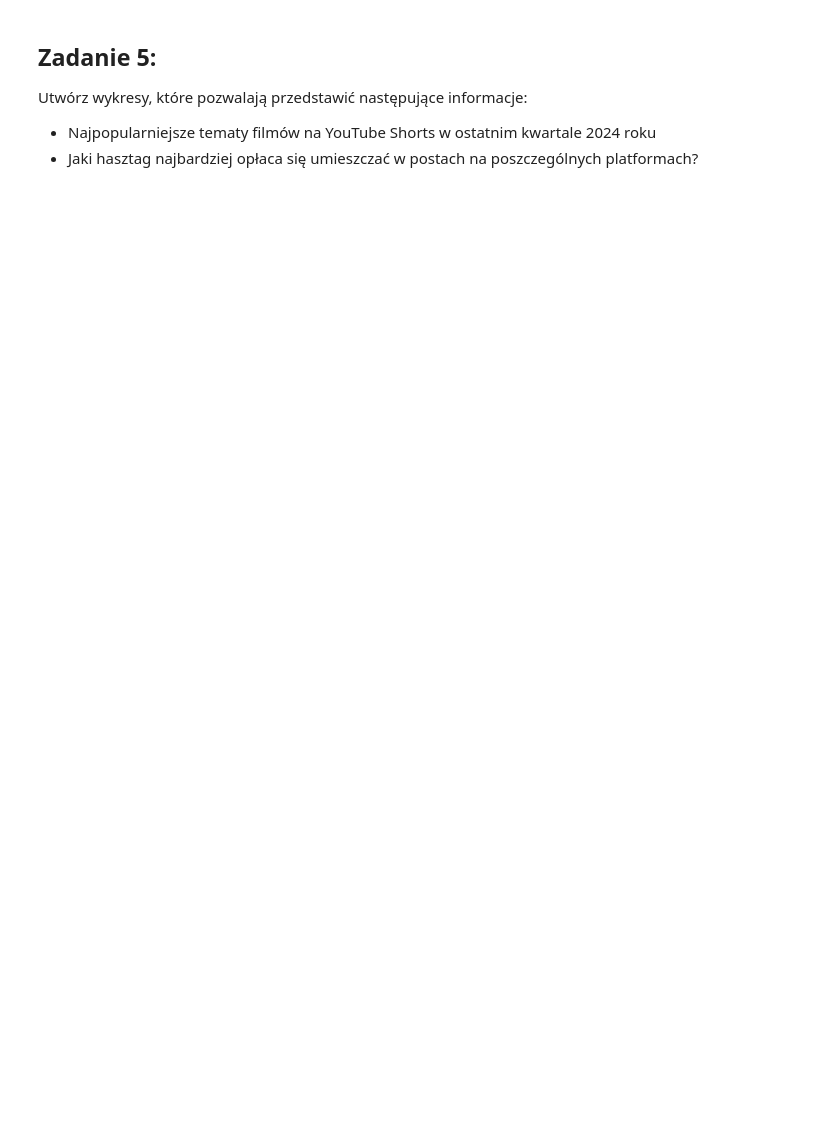
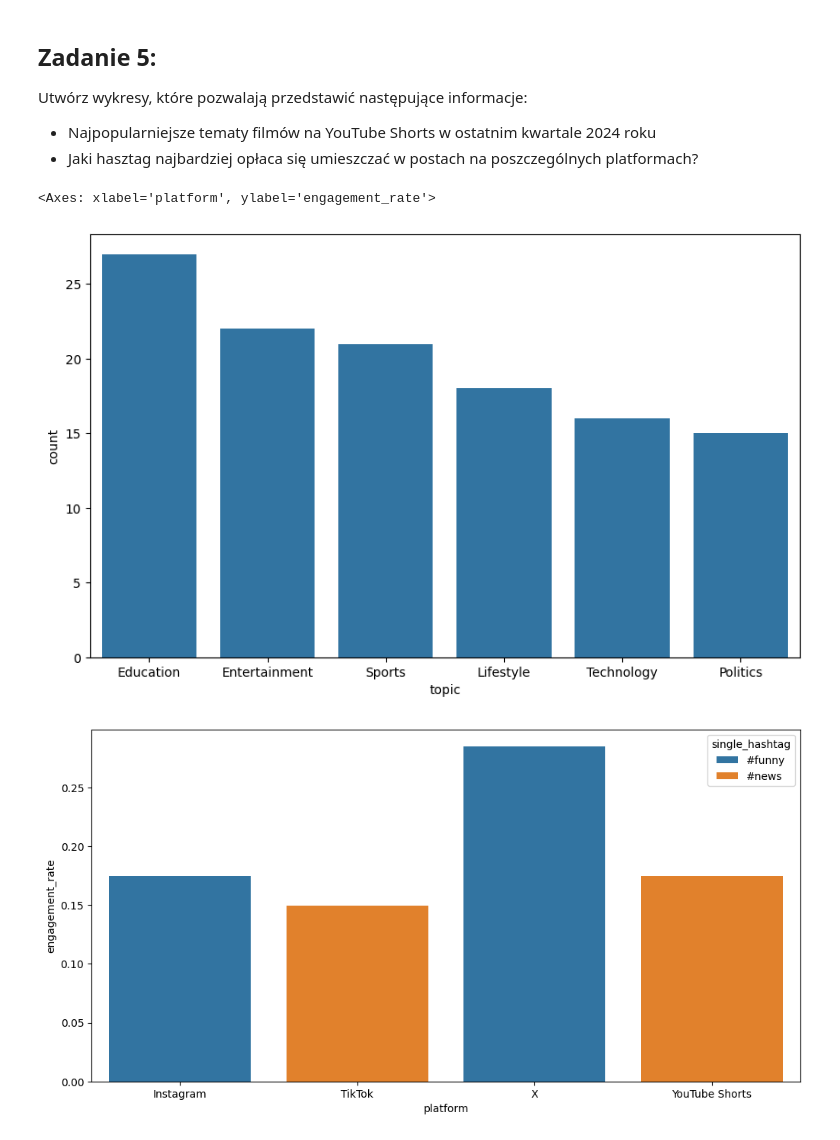
Before and after one commit to Zajecia-na-PWr-LR/lista-1-szyjac7457, a Jupyter notebook: UczenieMaszynowe_25_26_Lista1.ipynb, the cells around one changed output. Cells and saved outputs as stored; diff of their text form; code cells hidden in the pictures; blank space fills up the shorter version.

```diff
--- a/UczenieMaszynowe_25_26_Lista1.ipynb
+++ b/UczenieMaszynowe_25_26_Lista1.ipynb
@@ -132,3 +178,29 @@ potraktuj informatykę (*IT*) i inżynierię komputerową (*CSE*) jako jedną dz
 Utwórz wykresy, które pozwalają przedstawić następujące informacje:
 - Najpopularniejsze tematy filmów na YouTube Shorts w ostatnim kwartale 2024 roku
 - Jaki hasztag najbardziej opłaca się umieszczać w  postach na poszczególnych platformach?
+# %%
+social_data = pd.read_csv('/content/drive/MyDrive/social_media_viral_content_dataset.csv')
+
+social_data['post_datetime'] = pd.to_datetime(social_data['post_datetime'])
+
+q4_2024_shorts = social_data[
+    (social_data['platform'] == 'YouTube Shorts') &
+    (social_data['post_datetime'].dt.year == 2024) &
+    (social_data['post_datetime'].dt.quarter == 4)
+]
+
+plt.figure(figsize=(10, 6))
+sns.countplot(data=q4_2024_shorts, x = 'topic', order=q4_2024_shorts['topic'].value_counts().index)
+
+social_data['single_hashtag'] = social_data['hashtags'].str.split()
+exploded_data = social_data.explode('single_hashtag')
+
+best_hashtags = exploded_data.groupby(['platform', 'single_hashtag'])['engagement_rate'].mean().reset_index()
+best_hashtags = best_hashtags.loc[best_hashtags.groupby('platform')['engagement_rate'].idxmax()]
+
+plt.figure(figsize=(12, 6))
+sns.barplot(data=best_hashtags, x='platform', y='engagement_rate', hue='single_hashtag')
+# %% [output]
+<Axes: xlabel='platform', ylabel='engagement_rate'>
+[figure, added]
+[figure, added]
```
Also changed, not shown: parts of 4 cells of this notebook.
